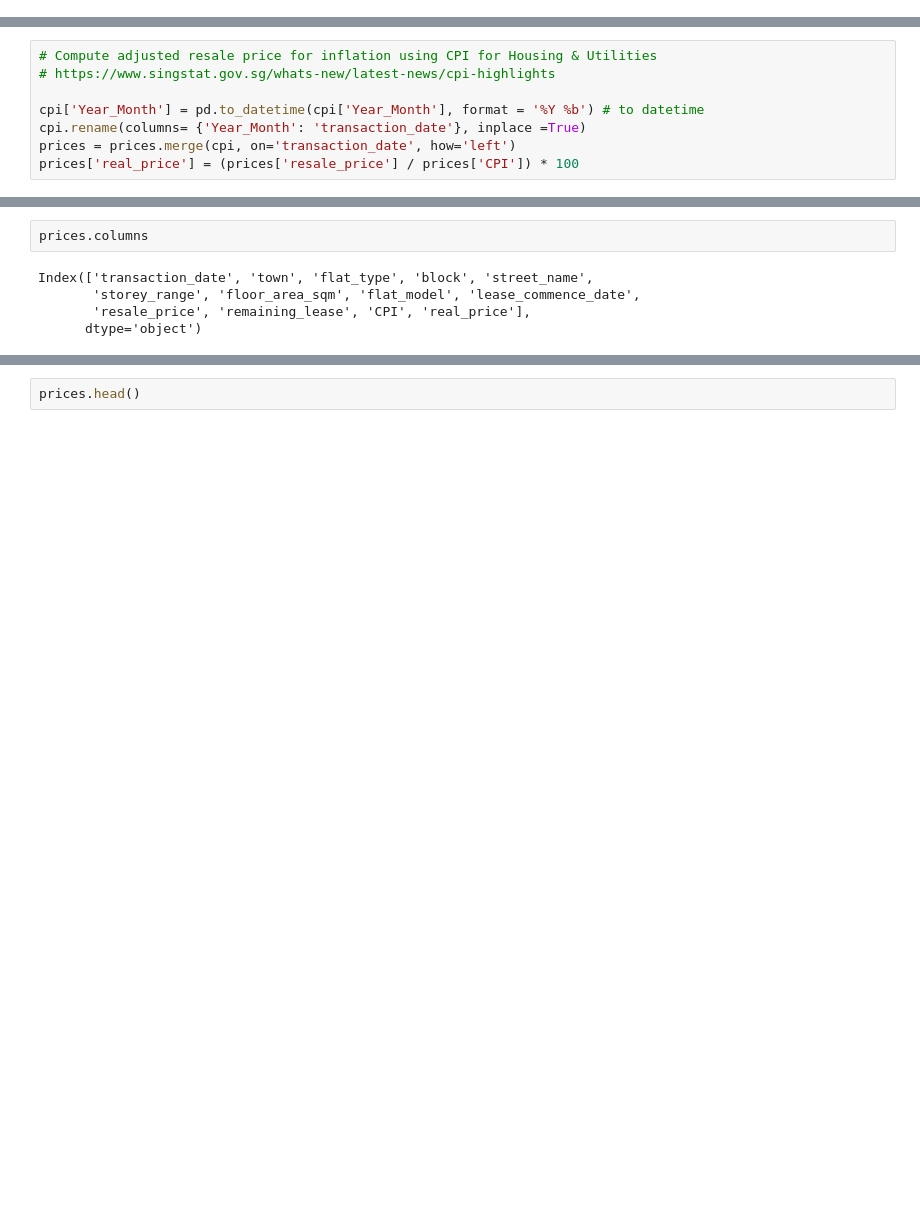
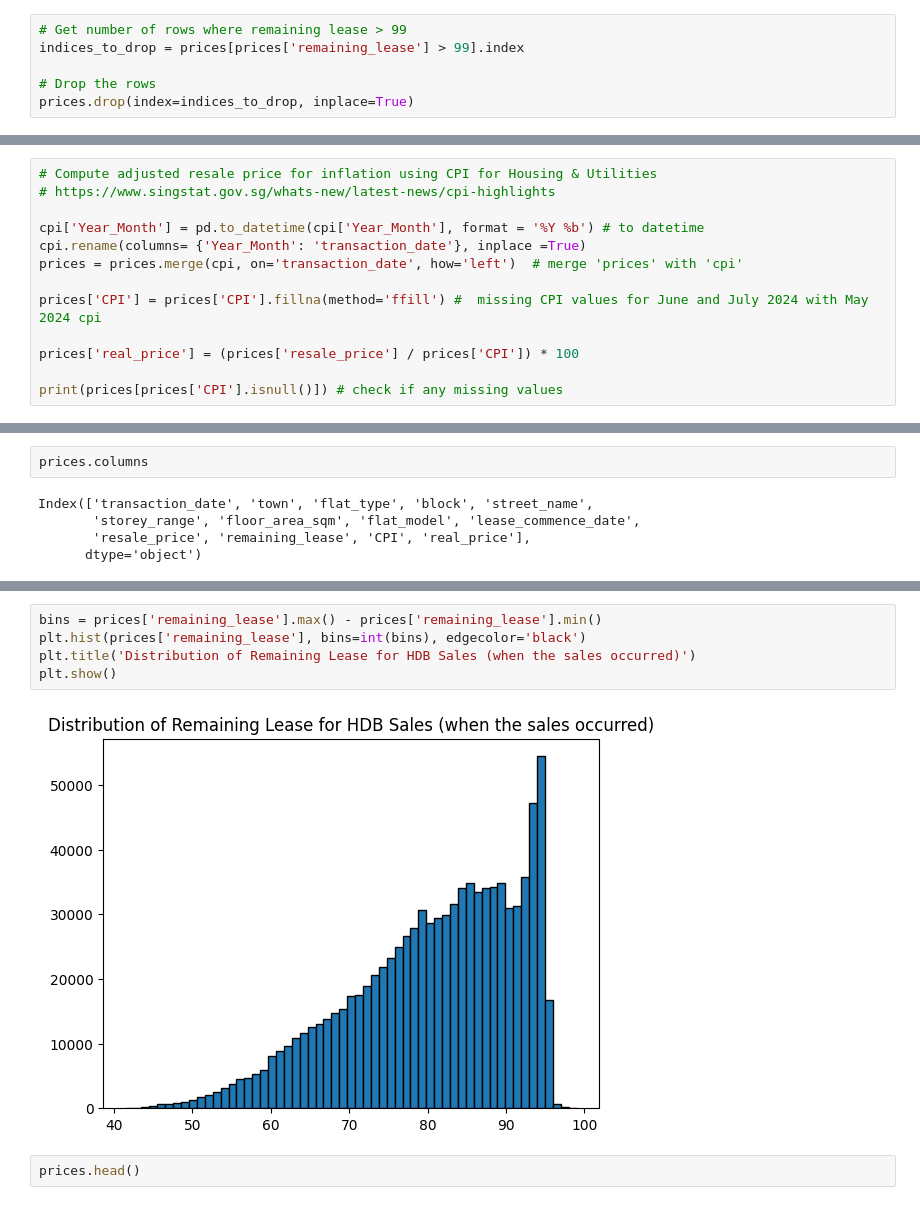
Before and after one commit to wlsoo1214/Analysis-of-HDB-Resale-Prices-in-Singapore, a Jupyter notebook: src/hdb_notebook.ipynb, the cells around one changed output, grey strips where cells are left out. Drawn from its saved outputs; the diff is of its cells as text; blank space fills up the shorter version.

```diff
--- a/src/hdb_notebook.ipynb
+++ b/src/hdb_notebook.ipynb
@@ -315,3 +343,9 @@ plt.show()
+# %%
+# Get number of rows where remaining lease > 99
+indices_to_drop = prices[prices['remaining_lease'] > 99].index
+
+# Drop the rows
+prices.drop(index=indices_to_drop, inplace=True)
 # %% [markdown]
 #### Inflation Adjustment By Consumer Price Index (CPI)
 # %%
@@ -320,5 +354,10 @@ plt.show()
 
 cpi['Year_Month'] = pd.to_datetime(cpi['Year_Month'], format = '%Y %b') # to datetime
 cpi.rename(columns= {'Year_Month': 'transaction_date'}, inplace =True)
-prices = prices.merge(cpi, on='transaction_date', how='left')
+prices = prices.merge(cpi, on='transaction_date', how='left')  # merge 'prices' with 'cpi'
+
+prices['CPI'] = prices['CPI'].fillna(method='ffill') #  missing CPI values for June and July 2024 with May 2024 cpi
+
 prices['real_price'] = (prices['resale_price'] / prices['CPI']) * 100
+
+print(prices[prices['CPI'].isnull()]) # check if any missing values
@@ -332,3 +434,10 @@ Index(['transaction_date', 'town', 'flat_type', 'block', 'street_name',
+# %%
+bins = prices['remaining_lease'].max() - prices['remaining_lease'].min()
+plt.hist(prices['remaining_lease'], bins=int(bins), edgecolor='black')
+plt.title('Distribution of Remaining Lease for HDB Sales (when the sales occurred)')
+plt.show()
+# %% [output]
+[figure, added]
 # %%
 prices.head()
 # %% [output]
```
Also changed, not shown: parts of 46 cells of this notebook.
